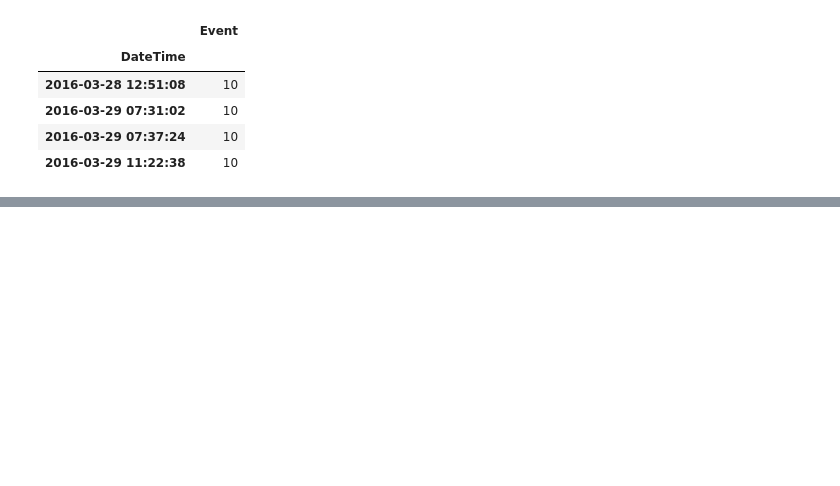
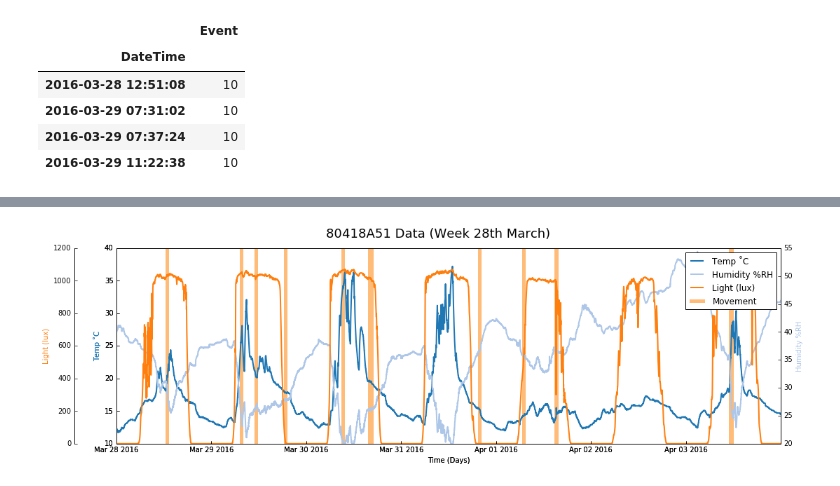
Before and after one commit to sjmf/reportgen, a Jupyter notebook: reporting.ipynb, the cells around one changed output, grey strips where cells are left out. Drawn from its saved outputs; the diff is of its cells as text; code cells hidden in the pictures; blank space fills up the shorter version.

```diff
--- a/reporting.ipynb
+++ b/reporting.ipynb
@@ -239,0 +98,11 @@ graph(x_data, y_data, "Time (Days)", series_labels, override_label="Temperature"
+# %%
+graph(x_data=d.loc[t_start:t_end,].index,
+      y_data=d.loc[t_start:t_end,['Temp', 'Humidity', 'Light', 'Event']].transpose().values,
+      x_label="Time (Days)",
+      y_series=["Temp ˚C", "Humidity %RH", "Light (lux)", "Movement"],
+      title='80418A51 Data (Week 28th March)',
+      plot_func=["plot", "plot", "plot", "vlines"],
+      twin_x=True,
+      legend=True)
+# %% [output]
+[figure, added]
```
Also changed, not shown: parts of 19 cells of this notebook, 1 other file.
